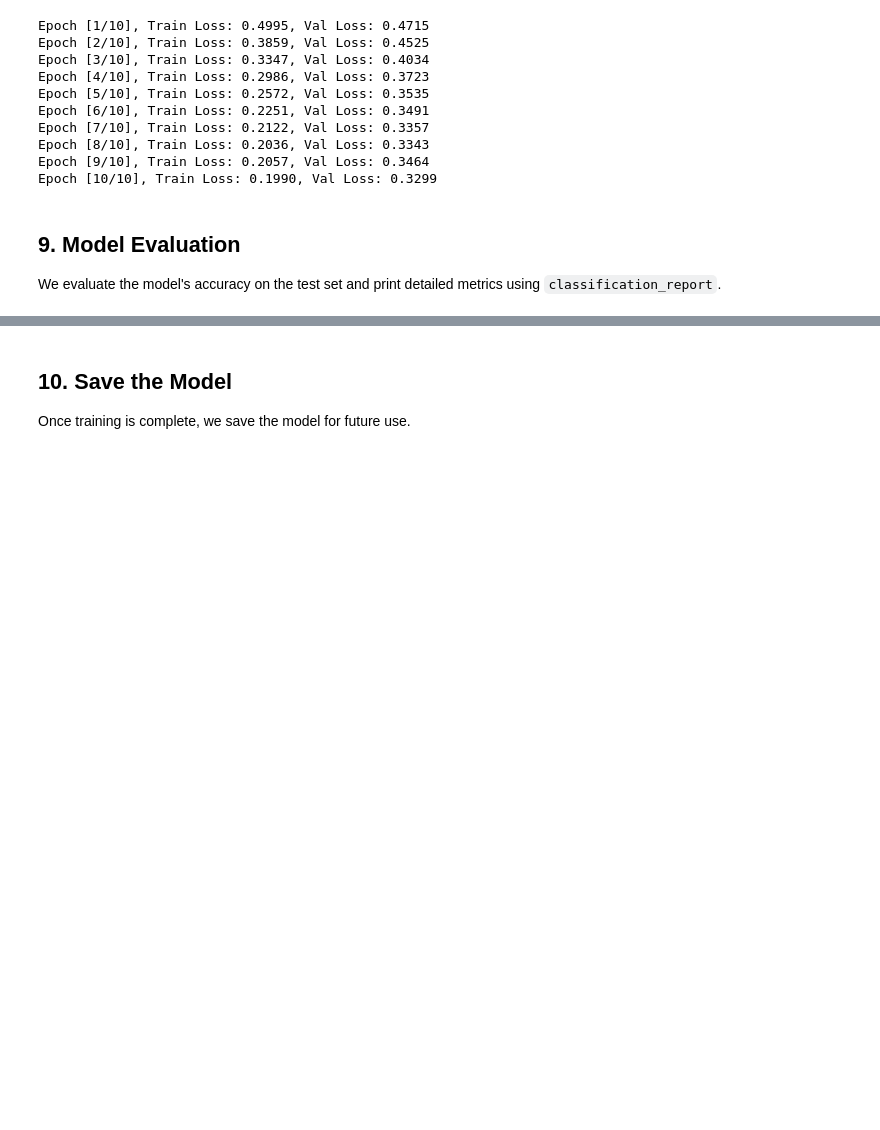
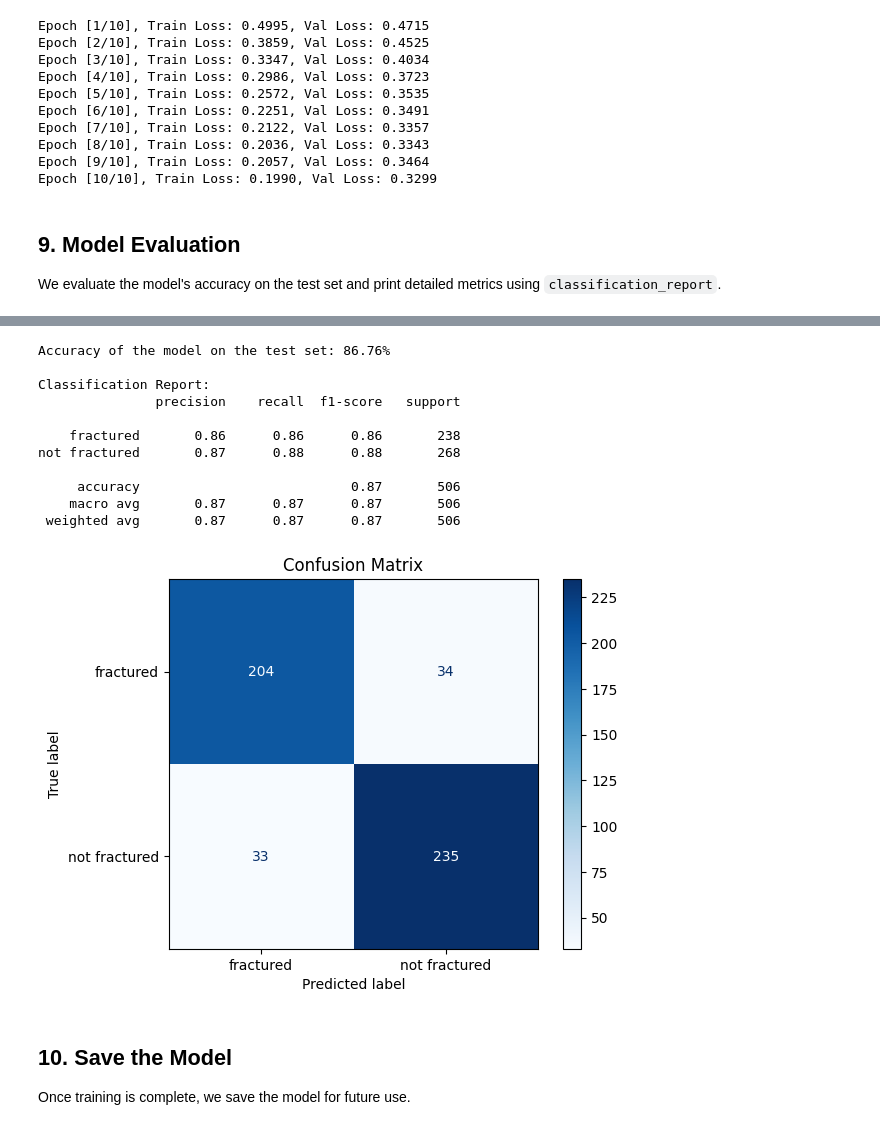
Before and after one commit to danish9491/ML-Projects, a Jupyter notebook: Bone_Fracture_Binary_Classification.ipynb, the cells around one changed output, grey strips where cells are left out. Saved outputs shown, nothing was run; the diff lists cells and outputs as text; code cells hidden in the pictures; blank space fills up the shorter version.

Commit message:
update bone_fracture file

```diff
--- a/Bone_Fracture_Binary_Classification.ipynb
+++ b/Bone_Fracture_Binary_Classification.ipynb
@@ -205,20 +205,34 @@ Epoch [10/10], Train Loss: 0.1990, Val Loss: 0.3299
 
 We evaluate the model's accuracy on the test set and print detailed metrics using `classification_report`.
 # %%
-def evaluate_model_accuracy(model, test_loader):
+from sklearn.metrics import accuracy_score, classification_report, confusion_matrix, ConfusionMatrixDisplay
+import matplotlib.pyplot as plt
+
+def evaluate_model(model, data_loader, class_names):
     model.eval()  # Set the model to evaluation mode
-    correct = 0
-    total = 0
+    all_preds = []
+    all_labels = []
 
-    with torch.no_grad():  # Disable gradient calculation
-        for images, labels in test_loader:
-            images, labels = images.to(device), labels.to(device)  # Move data to GPU
-            outputs = model(images)  # Forward pass
+    with torch.no_grad():  # Disable gradient calculations for evaluation
+        for images, labels in data_loader:
+            images, labels = images.to(device), labels.to(device)
+            outputs = model(images)
             preds = (outputs.view(-1) > 0.5).float()  # Convert probabilities to binary predictions
 
-            correct += (preds == labels).sum().item()  # Count correct predictions
-            total += labels.size(0)  # Count total samples
+            all_preds.extend(preds.cpu().numpy())
+            all_labels.extend(labels.cpu().numpy())
 
-    accuracy = correct / total  # Calculate accuracy
+    # Calculate and print accuracy
+    accuracy = accuracy_score(all_labels, all_preds)
     print(f'Accuracy of the model on the test set: {accuracy * 100:.2f}%')
-    return accuracy
+
+    # Print detailed classification report
+    print("\nClassification Report:")
+    print(classification_report(all_labels, all_preds, target_names=class_names))
+
+    # Display confusion matrix
+    cm = confusion_matrix(all_labels, all_preds)
+    disp = ConfusionMatrixDisplay(confusion_matrix=cm, display_labels=class_names)
+    disp.plot(cmap=plt.cm.Blues)
+    plt.title("Confusion Matrix")
+    plt.show()
@@ -261,3 +239,19 @@ not fractured       0.87      0.88      0.88       268
+# %%
+# Run the comprehensive evaluation on the test set
+evaluate_model(model, test_loader, classes)
+# %% [output]
+Accuracy of the model on the test set: 86.76%
+
+Classification Report:
+               precision    recall  f1-score   support
+
+    fractured       0.86      0.86      0.86       238
+not fractured       0.87      0.88      0.88       268
+
+     accuracy                           0.87       506
+    macro avg       0.87      0.87      0.87       506
+ weighted avg       0.87      0.87      0.87       506
+[figure, added]
 # %% [markdown]
 ## 10. Save the Model
 
```
Also changed, not shown: parts of 2 cells of this notebook, 3 other files.
